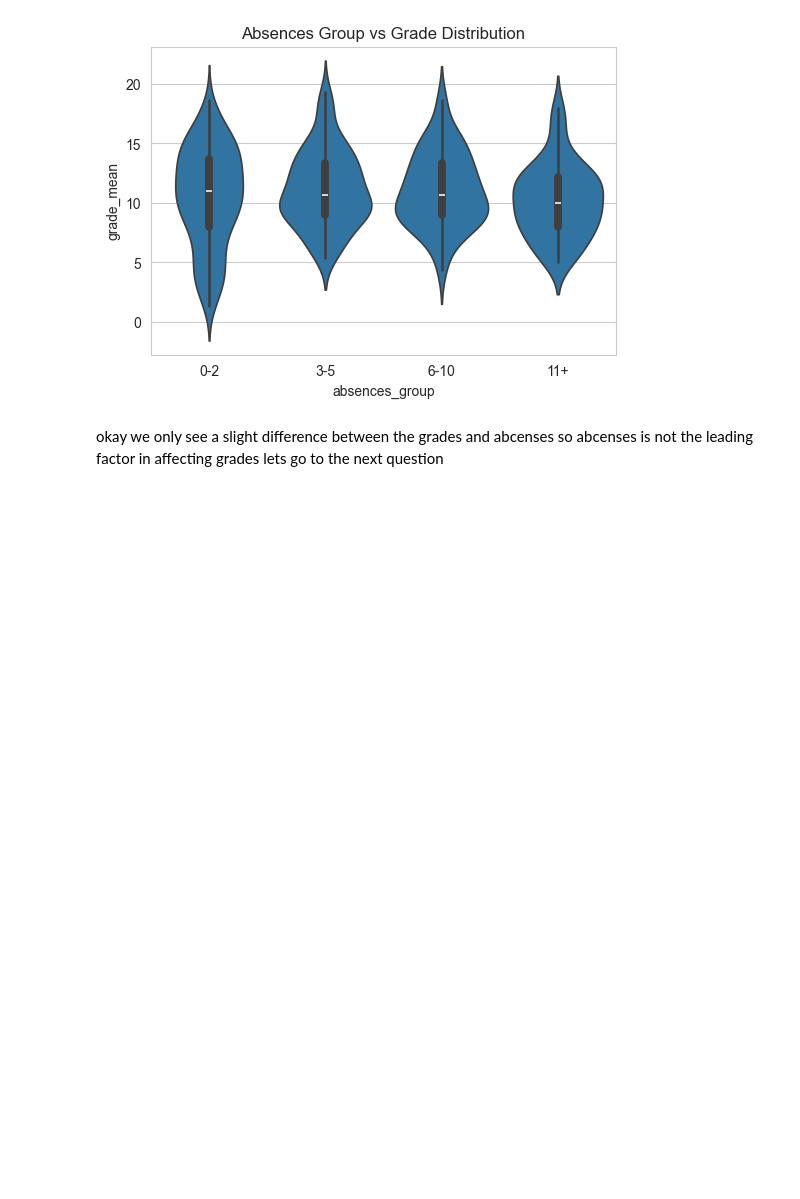
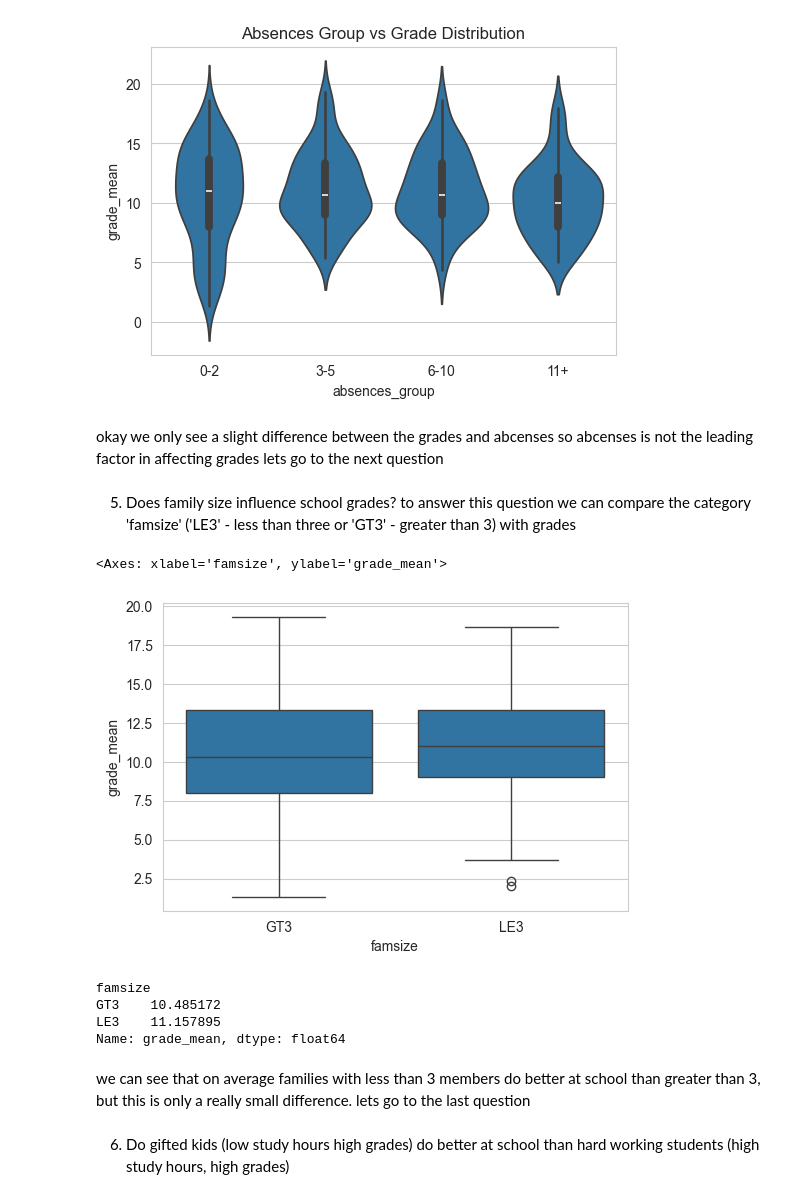
Before and after one commit to 3wn00/data_science_portfolio, a Jupyter notebook: student_alchohol_consumption/main.ipynb, the cells around one changed output. Cells and saved outputs as stored; diff of their text form; code cells hidden in the pictures; blank space fills up the shorter version.

Commit message:
finished all vis of questions

```diff
--- a/student_alchohol_consumption/main.ipynb
+++ b/student_alchohol_consumption/main.ipynb
@@ -278,3 +258,21 @@ Text(0.5, 1.0, 'Absences Group vs Grade Distribution')
 [figure]
 # %% [markdown]
 okay we only see a slight difference between the grades and abcenses so abcenses is not the leading factor in affecting grades lets go to the next question
+# %% [markdown]
+5. Does family size influence school grades? to answer this question we can compare the category 'famsize' ('LE3' - less than three or 'GT3' - greater than 3) with grades
+# %%
+sns.boxplot(data=df, x='famsize', y='grade_mean')
+# %% [output]
+<Axes: xlabel='famsize', ylabel='grade_mean'>
+[figure, added]
+# %%
+df.groupby('famsize')['grade_mean'].mean()
+# %% [output]
+famsize
+GT3    10.485172
+LE3    11.157895
+Name: grade_mean, dtype: float64
+# %% [markdown]
+we can see that on average families with less than 3 members do better at school than greater than 3, but this is only a really small difference. lets go to the last question
+# %% [markdown]
+6. Do gifted kids (low study hours high grades) do better at school than hard working students (high study hours, high grades)
```
Also changed, not shown: parts of 7 cells of this notebook.
